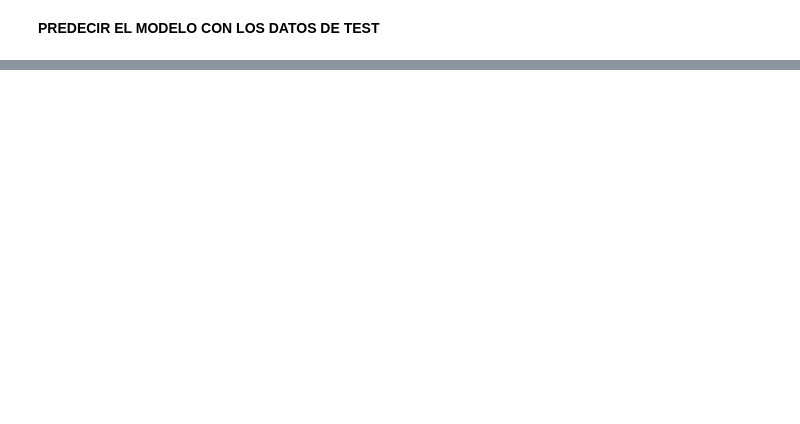
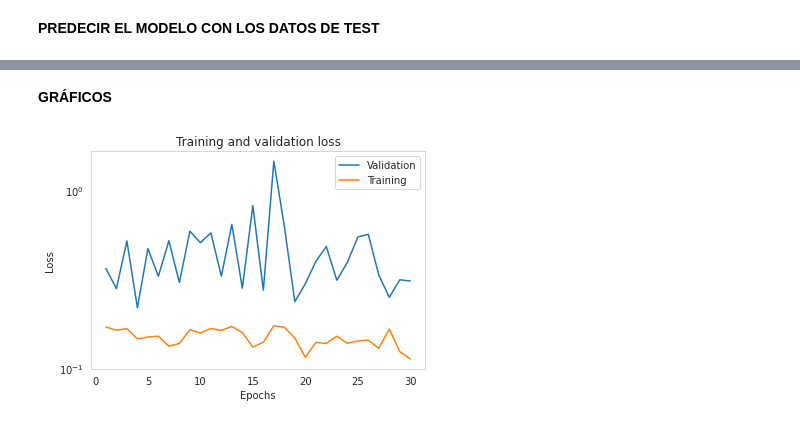
Before and after one commit to Albertogalred/Data-Science, a Jupyter notebook: NeumoX.ipynb, the cells around one changed output, grey strips where cells are left out. Saved outputs shown, nothing was run; the diff lists cells and outputs as text; code cells hidden in the pictures; blank space fills up the shorter version.

```diff
--- a/NeumoX.ipynb
+++ b/NeumoX.ipynb
@@ -247,8 +247,8 @@ _________________________________________________________________
 # %%
 model.compile(optimizer='adam',
               loss=tf.keras.losses.SparseCategoricalCrossentropy(from_logits=True),
-              metrics=['accuracy'])
+              metrics=['sparse_categorical_accuracy'])
 # %%
-model.fit(train_batches,validation_data=test_batches,epochs=30, steps_per_epoch=100, validation_steps=20)
+history = model.fit(train_batches,validation_data=test_batches,epochs=30, steps_per_epoch=100, validation_steps=20)
 # %% [output]
 Epoch 1/30
@@ -285,0 +285,29 @@ accuracy_score(pre["label"], pre["pre"])
+# %% [markdown]
+**GRÁFICOS**
+# %%
+def plot_metric(history, metric):
+    history_dict = history.history
+    values = history_dict[metric]
+    if 'val_' + metric in history_dict.keys():
+        val_values = history_dict['val_' + metric]
+
+    epochs = range(1, len(values) + 1)
+
+    if 'val_' + metric in history_dict.keys():
+        plt.plot(epochs, val_values, label='Validation')
+    plt.semilogy(epochs, values, label='Training')
+
+    if 'val_' + metric in history_dict.keys():
+        plt.title('Training and validation %s' % metric)
+    else:
+        plt.title('Training %s' % metric)
+    plt.xlabel('Epochs')
+    plt.ylabel(metric.capitalize())
+    plt.legend()
+    plt.grid()
+
+    plt.show()
+# %%
+    plot_metric(history,'loss')
+# %% [output]
+[figure, added]
```
Also changed, not shown: parts of 8 cells of this notebook.
